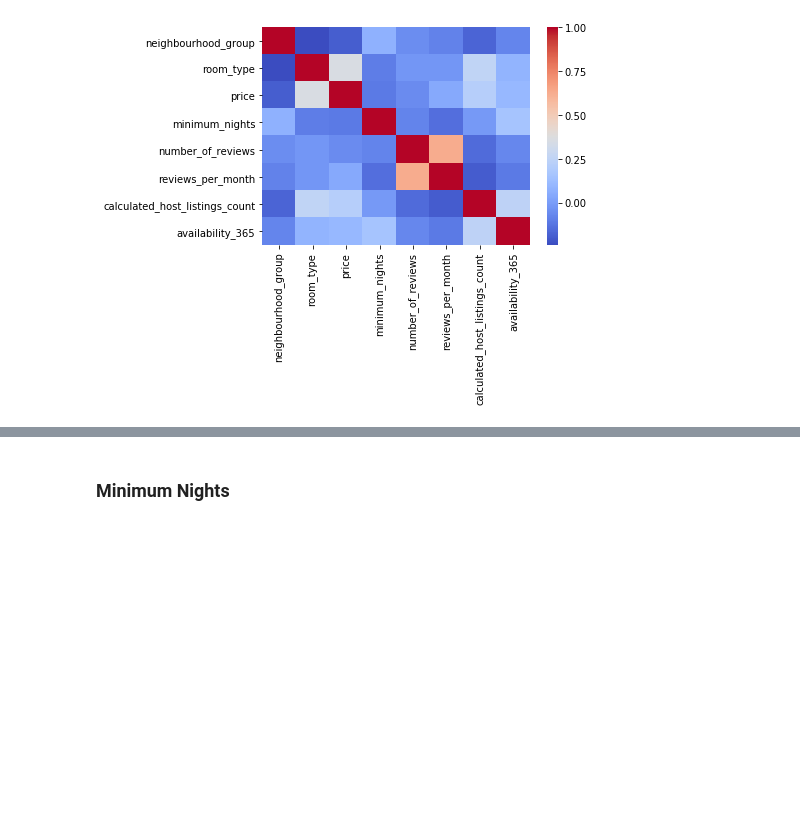
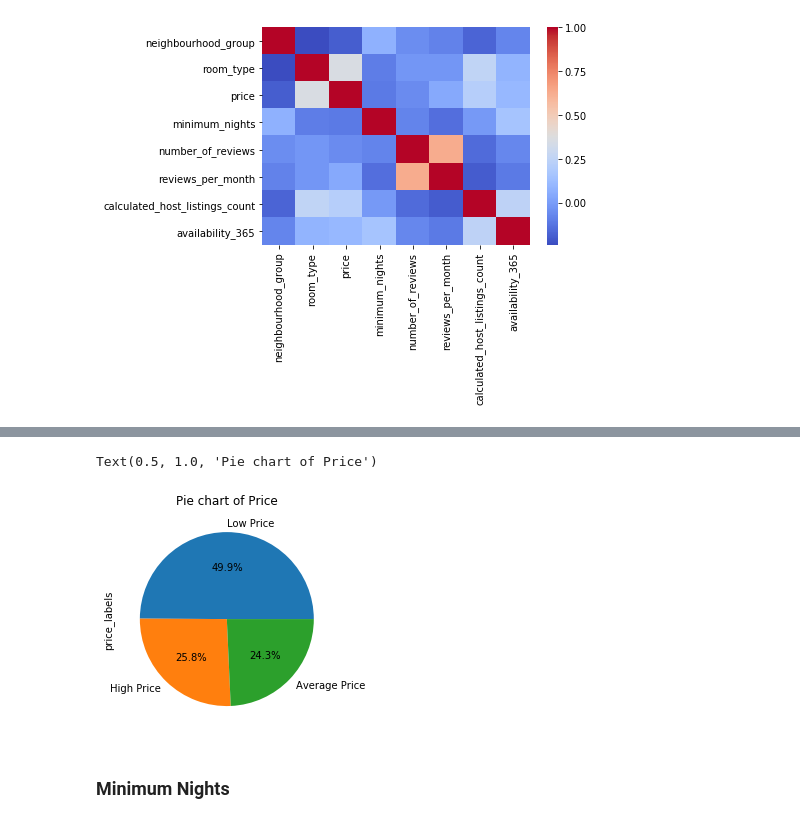
Before and after one commit to NathanHergenreter/SingaporeAirbnb, a Jupyter notebook: python/price_analysis.ipynb, the cells around one changed output, grey strips where cells are left out. Cells and saved outputs as stored; diff of their text form; code cells hidden in the pictures; blank space fills up the shorter version.

Commit message:
add price distribution

```diff
--- a/python/price_analysis.ipynb
+++ b/python/price_analysis.ipynb
@@ -167,0 +182,12 @@ sns.heatmap(corr, xticklabels=corr.columns, yticklabels=corr.columns, cmap="cool
+# %%
+#add new column price labels
+airbnb2=airbnb.copy()
+airbnb2["price_labels"]= ""
+for k in range(0, 7907):
+    if airbnb2.iloc[k, 4] >=199:
+        airbnb2.iloc[k, 12] = 'High Price'
+    elif airbnb2.iloc[k, 4] >=124:
+         airbnb2.iloc[k, 12] = 'Average Price'
+    else:
+         airbnb2.iloc[k, 12] = 'Low Price'
+airbnb2.head()
@@ -168,3 +201,9 @@ sns.heatmap(corr, xticklabels=corr.columns, yticklabels=corr.columns, cmap="cool
+# %%
+airbnb2.price_labels.value_counts().plot(kind='pie',autopct='%1.1f%%')
+plt.title('Pie chart of Price')
+# %% [output]
+Text(0.5, 1.0, 'Pie chart of Price')
+[figure, added]
 # %% [markdown]
 ### Minimum Nights
 # %%
```
Also changed, not shown: parts of 3 cells of this notebook.
